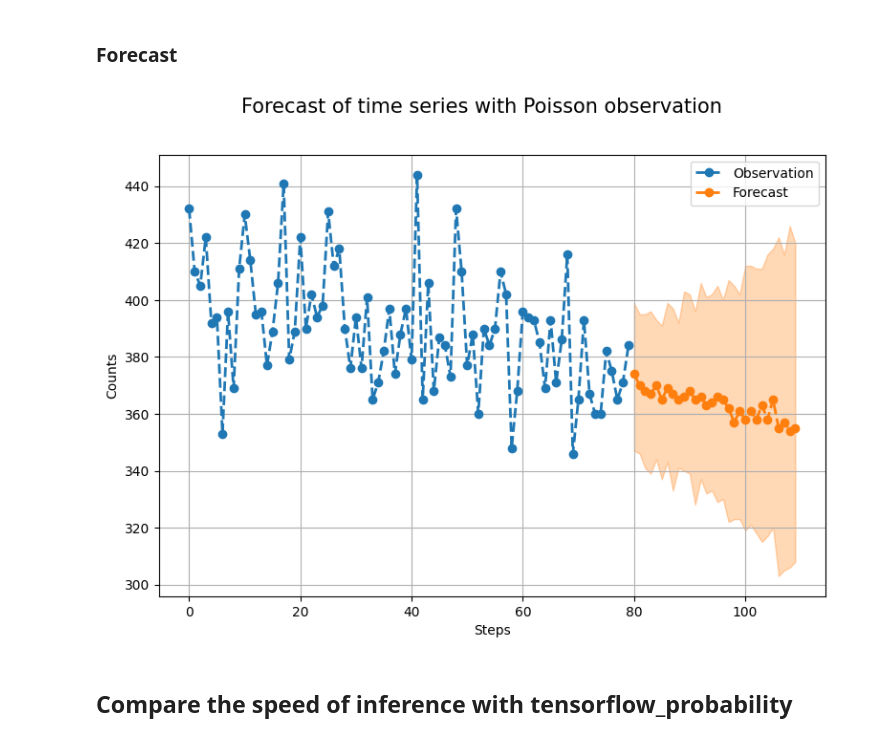
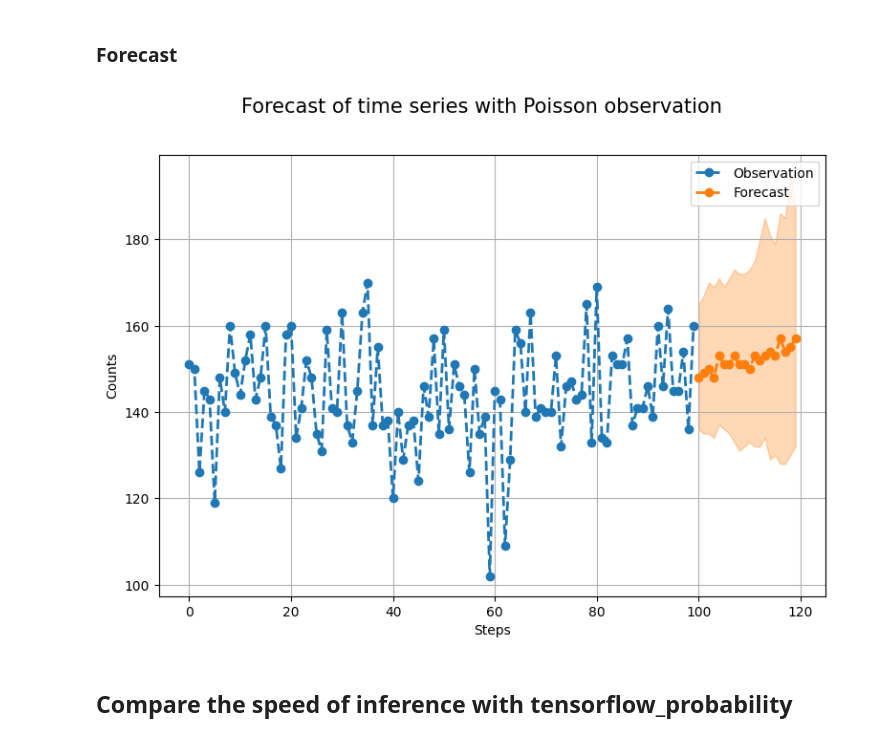
Before and after one commit to probml/sts-jax, a Jupyter notebook: sts_jax/structural_time_series/demos/sts_poisson_demo.ipynb, the cells around one changed output. Cells and saved outputs as stored; diff of their text form; code cells hidden in the pictures.

```diff
--- a/sts_jax/structural_time_series/demos/sts_poisson_demo.ipynb
+++ b/sts_jax/structural_time_series/demos/sts_poisson_demo.ipynb
@@ -48,23 +44,22 @@ def generate_data(num_training_steps, num_forecast_steps, key=jr.PRNGKey(5)):
     R = obs_noise_scale
 
     def _step(current_state, key):
-        key1, key2 = jr.split(key)
         log_obs_mean = H @ current_state
-        next_state = F @ current_state + Q @ jr.normal(key2, shape=(2,))
+        next_state = F @ current_state + Q @ jr.normal(key, shape=(2,))
         return next_state, log_obs_mean
 
     initial_state = jnp.array([initial_level, initial_slope])
     key_seq = jr.split(keys[2], num_steps)
     _, log_time_series_mean = lax.scan(_step, initial_state, key_seq)
-    rates = jnp.exp(6+0.001*log_time_series_mean)
-    counts = jr.poisson(keys[2], rates)
+    rates = jnp.exp(5+0.001*log_time_series_mean)
+    counts = jr.poisson(keys[3], rates)
 
     counts_training = counts[:num_training_steps]
     rates_forecast = rates[num_training_steps:]
 
     return counts_training, rates_forecast
 # %%
-counts_training, rates_forecast = generate_data(80, 30)
+counts_training, rates_forecast = generate_data(100, 20)
 # Plot the sequence of counts
 fig = plt.figure(figsize=(9, 6))
 ax = fig.add_subplot(1, 1, 1)
@@ -112,8 +107,6 @@ model = sts.StructuralTimeSeries([trend],
 # Fit the model using HMC
 opt_param, _losses = model.fit_mle(counts_training, num_steps=300)
 param_samples, _log_probs = model.fit_hmc(
-    num_samples=200, obs_time_series=counts_training, initial_params=opt_param)
-
-plt.plot(_losses)
+    num_samples=200, obs_time_series=counts_training, initial_params=opt_param, warmup_steps=200)
 # %% [output]
 Running window adaptation
@@ -124,9 +121,9 @@ Running window adaptation
 # %% [markdown]
 ### Forecast
 # %%
-plot_forecast(model, param_samples, counts_training, 80, 30)
+plot_forecast(model, param_samples, counts_training, 100, 20)
 # %% [output]
-[figure, old version]
+[figure, new version]
 # %% [markdown]
 ## Compare the speed of inference with tensorflow_probability
 # %% [markdown]
```
Also changed, not shown: parts of 12 cells of this notebook, 1 other file.
